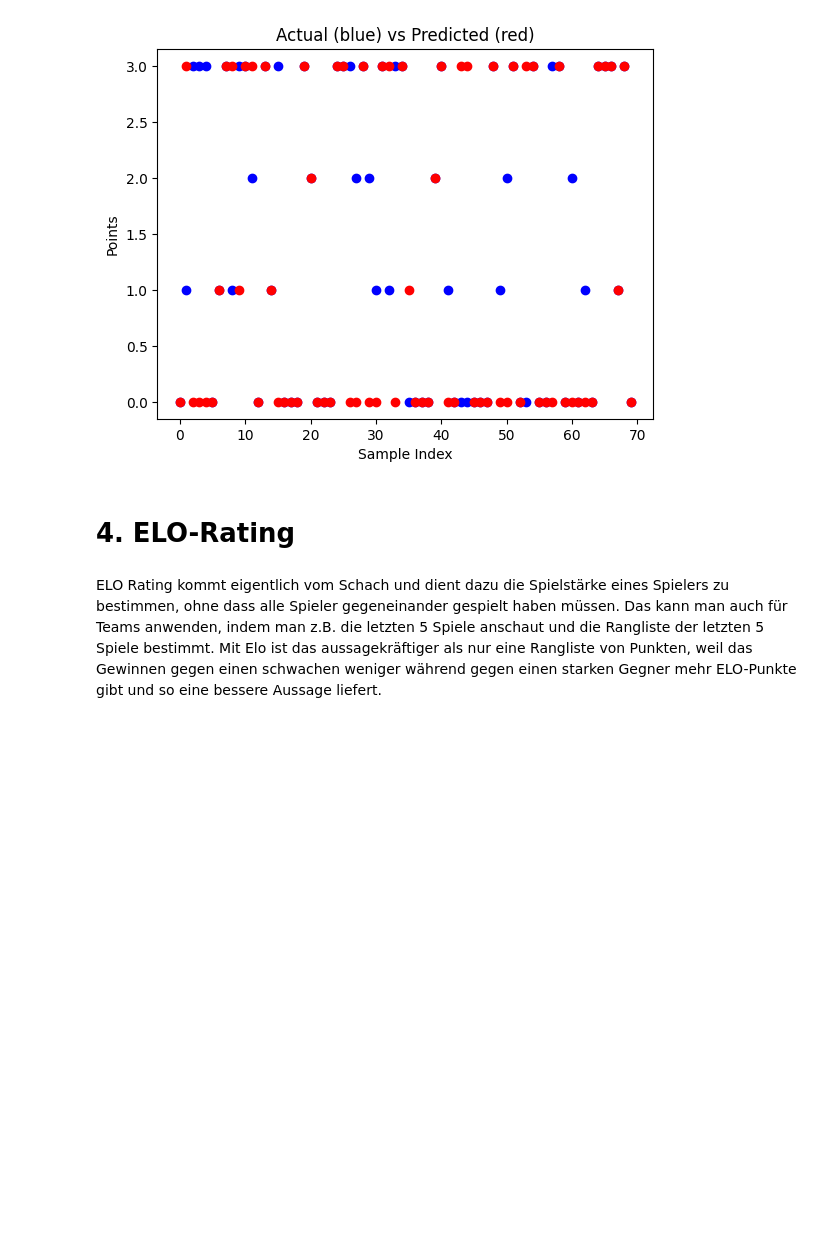
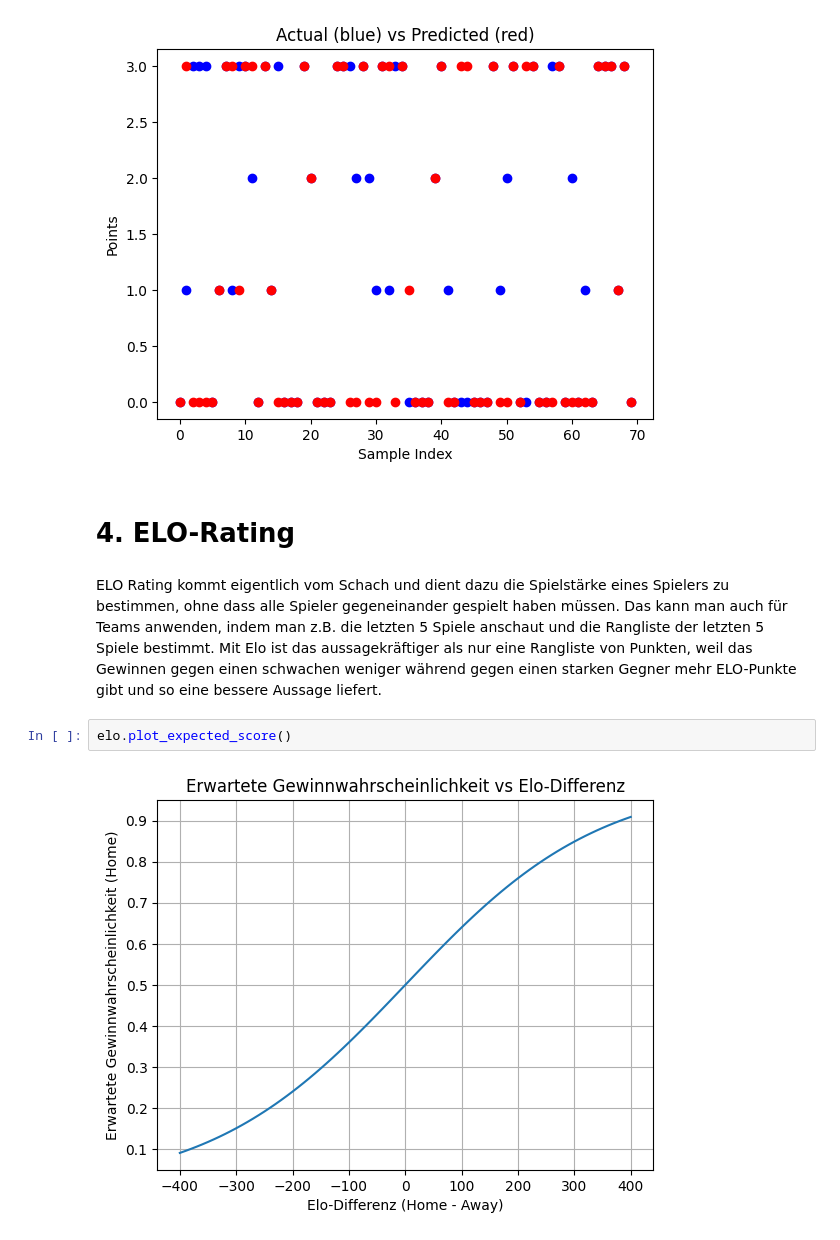
Before and after one commit to gagnauxl/hockey_prediction, a Jupyter notebook: src/hockey-prediction.ipynb, the cells around one changed output. Drawn from its saved outputs; the diff is of its cells as text; blank space fills up the shorter version.

Commit message:
elo regression mit analyze_model_performance und Analyse Plots

```diff
--- a/src/hockey-prediction.ipynb
+++ b/src/hockey-prediction.ipynb
@@ -132,3 +133,7 @@ Model Accuracy: 0.6571428571428571
 # 4. ELO-Rating
 # %% [markdown]
 ELO Rating kommt eigentlich vom Schach und dient dazu die Spielstärke eines Spielers zu bestimmen, ohne dass alle Spieler gegeneinander gespielt haben müssen. Das kann man auch für Teams anwenden, indem man z.B. die letzten 5 Spiele anschaut und die Rangliste der letzten 5 Spiele bestimmt. Mit Elo ist das aussagekräftiger als nur eine Rangliste von Punkten, weil das Gewinnen gegen einen schwachen weniger während gegen einen starken Gegner mehr ELO-Punkte gibt und so eine bessere Aussage liefert.
+# %%
+elo.plot_expected_score()
+# %% [output]
+[figure, added]
```
Also changed, not shown: parts of 10 cells of this notebook, 4 other files.
